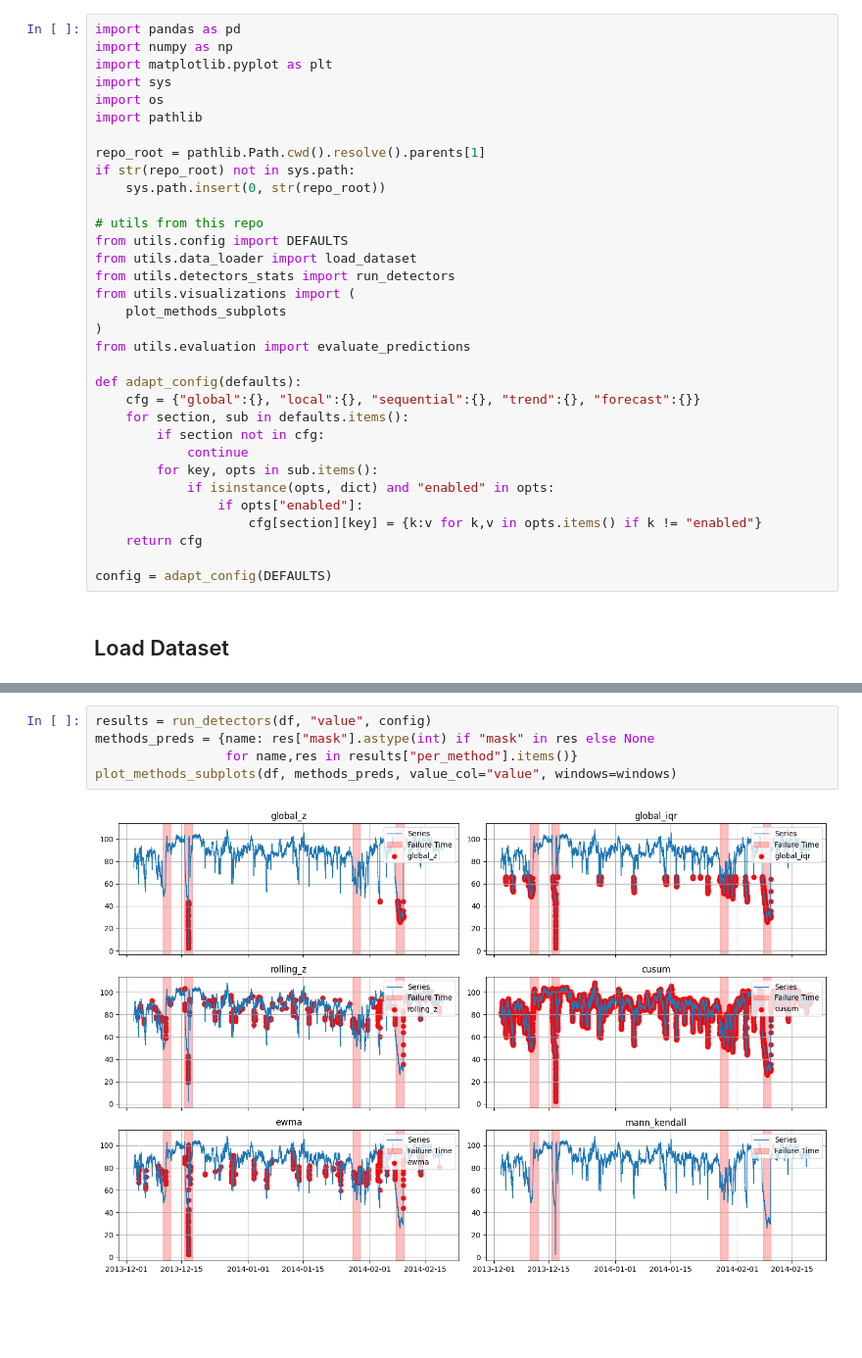
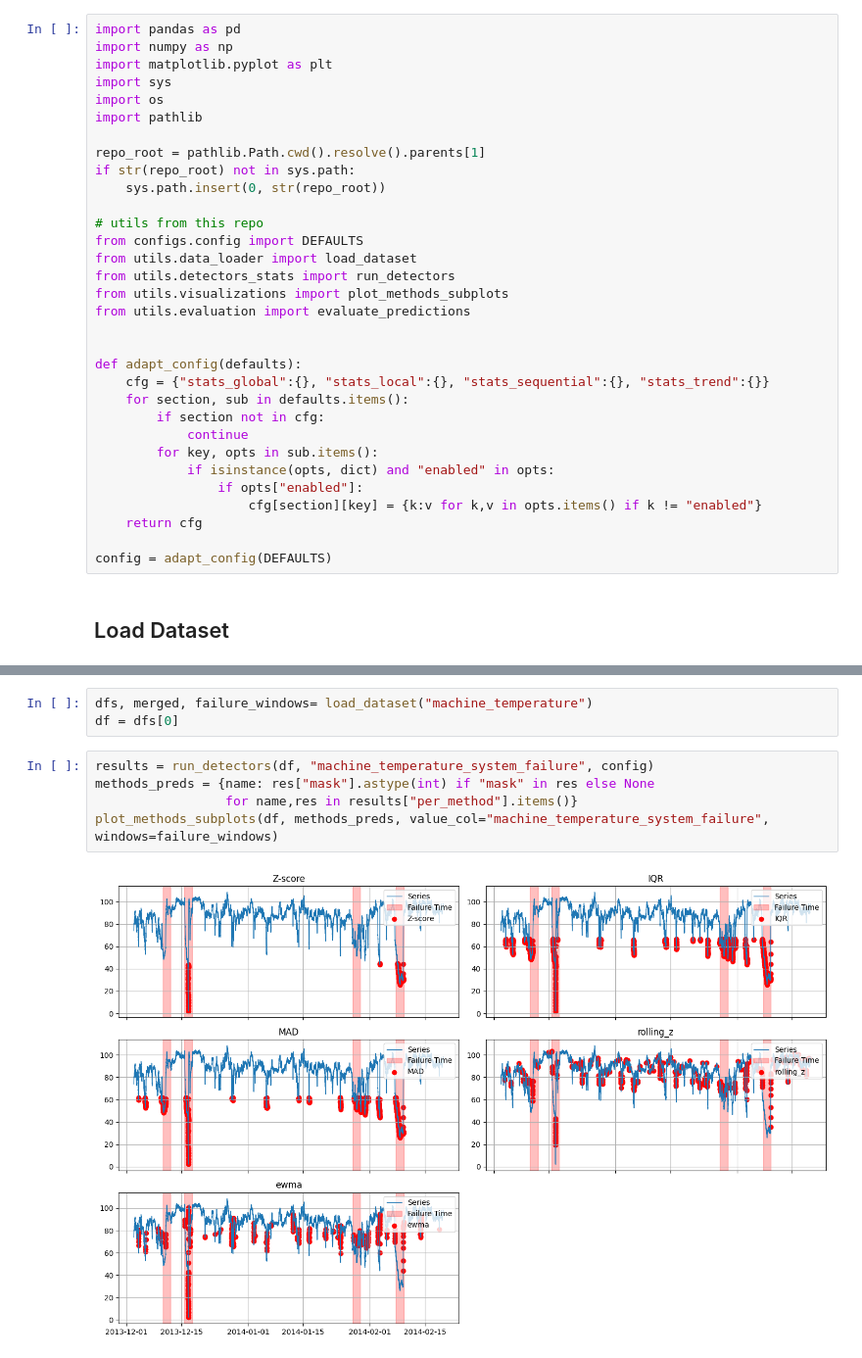
Before and after one commit to hjalalin/nab-anomaly-detection, a Jupyter notebook: notebooks/machine_temperature/02_statistical_methods.ipynb, the cells around one changed output, grey strips where cells are left out. Shown at 98% size. Saved outputs shown, nothing was run; the diff lists cells and outputs as text; blank space fills up the shorter version.

```diff
--- a/notebooks/machine_temperature/02_statistical_methods.ipynb
+++ b/notebooks/machine_temperature/02_statistical_methods.ipynb
@@ -25,16 +31,15 @@ if str(repo_root) not in sys.path:
     sys.path.insert(0, str(repo_root))
 
 # utils from this repo
-from utils.config import DEFAULTS
+from configs.config import DEFAULTS
 from utils.data_loader import load_dataset
 from utils.detectors_stats import run_detectors
-from utils.visualizations import (
-    plot_methods_subplots
-)
+from utils.visualizations import plot_methods_subplots
 from utils.evaluation import evaluate_predictions
 
+
 def adapt_config(defaults):
-    cfg = {"global":{}, "local":{}, "sequential":{}, "trend":{}, "forecast":{}}
+    cfg = {"stats_global":{}, "stats_local":{}, "stats_sequential":{}, "stats_trend":{}}
     for section, sub in defaults.items():
         if section not in cfg:
             continue
@@ -54,7 +55,10 @@ df, windows = load_dataset("machine_temperature")
+# %%
+dfs, merged, failure_windows= load_dataset("machine_temperature")
+df = dfs[0]
 # %%
-results = run_detectors(df, "value", config)
+results = run_detectors(df, "machine_temperature_system_failure", config)
 methods_preds = {name: res["mask"].astype(int) if "mask" in res else None
                  for name,res in results["per_method"].items()}
-plot_methods_subplots(df, methods_preds, value_col="value", windows=windows)
+plot_methods_subplots(df, methods_preds, value_col="machine_temperature_system_failure", windows=failure_windows)
 # %% [output]
-[figure, old version]
+[figure, new version]
```
Also changed, not shown: parts of 9 cells of this notebook, 10 other files.
